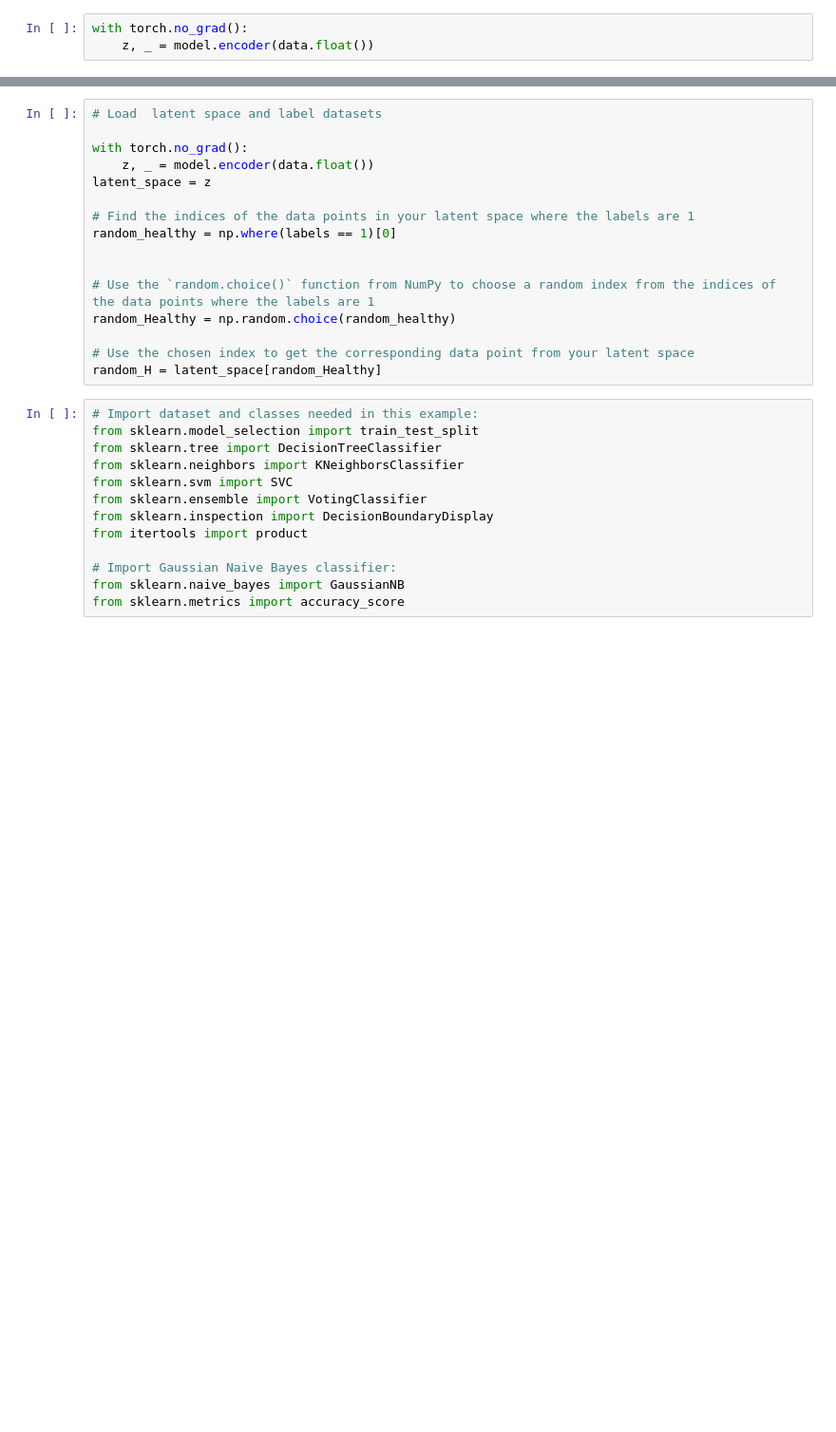
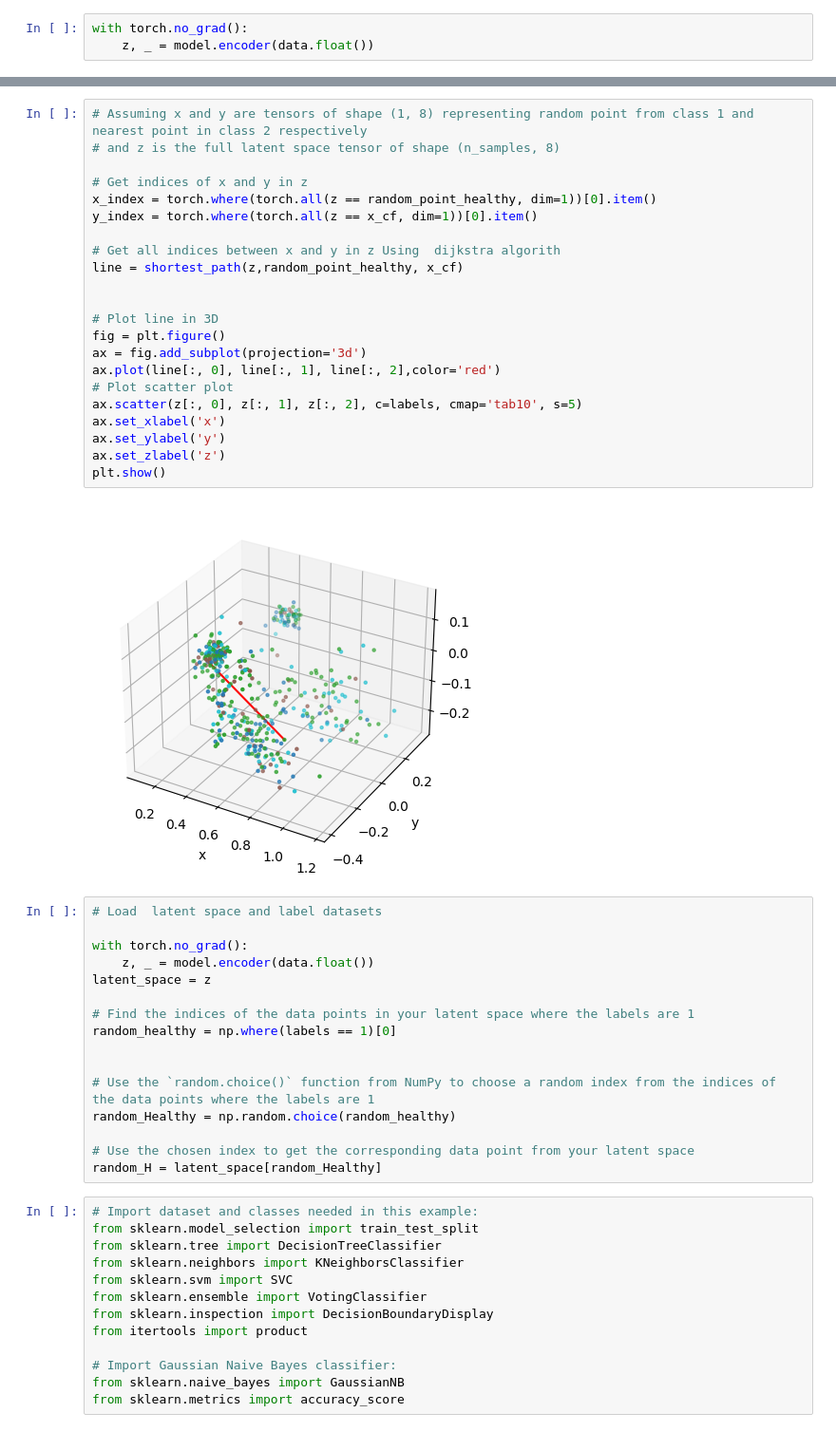
Before and after one commit to StefRodopCodes94/CounterFactual-VAE, a Jupyter notebook: Model/VAE.ipynb, the cells around one changed output, grey strips where cells are left out. Shown at 95% size. Drawn from its saved outputs; the diff is of its cells as text; blank space fills up the shorter version.

```diff
--- a/Model/VAE.ipynb
+++ b/Model/VAE.ipynb
@@ -379,3 +561,27 @@ IndexError: index 2 is out of bounds for dimension 0 with size 0
+# %%
+# Assuming x and y are tensors of shape (1, 8) representing random point from class 1 and nearest point in class 2 respectively
+# and z is the full latent space tensor of shape (n_samples, 8)
+
+# Get indices of x and y in z
+x_index = torch.where(torch.all(z == random_point_healthy, dim=1))[0].item()
+y_index = torch.where(torch.all(z == x_cf, dim=1))[0].item()
+
+# Get all indices between x and y in z Using  dijkstra algorith
+line = shortest_path(z,random_point_healthy, x_cf)
+
+
+# Plot line in 3D
+fig = plt.figure()
+ax = fig.add_subplot(projection='3d')
+ax.plot(line[:, 0], line[:, 1], line[:, 2],color='red')
+# Plot scatter plot
+ax.scatter(z[:, 0], z[:, 1], z[:, 2], c=labels, cmap='tab10', s=5)
+ax.set_xlabel('x')
+ax.set_ylabel('y')
+ax.set_zlabel('z')
+plt.show()
+# %% [output]
+[figure, added]
 # %%
 # Load  latent space and label datasets
 
```
Also changed, not shown: parts of 14 cells of this notebook.
